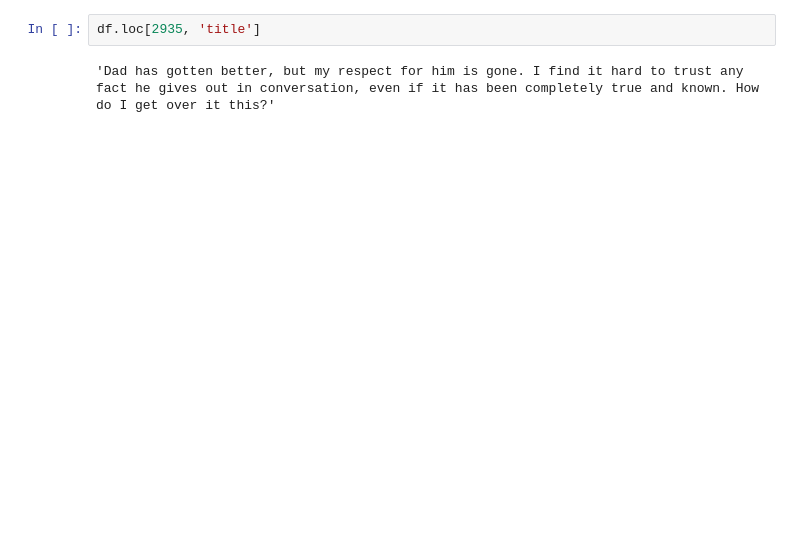
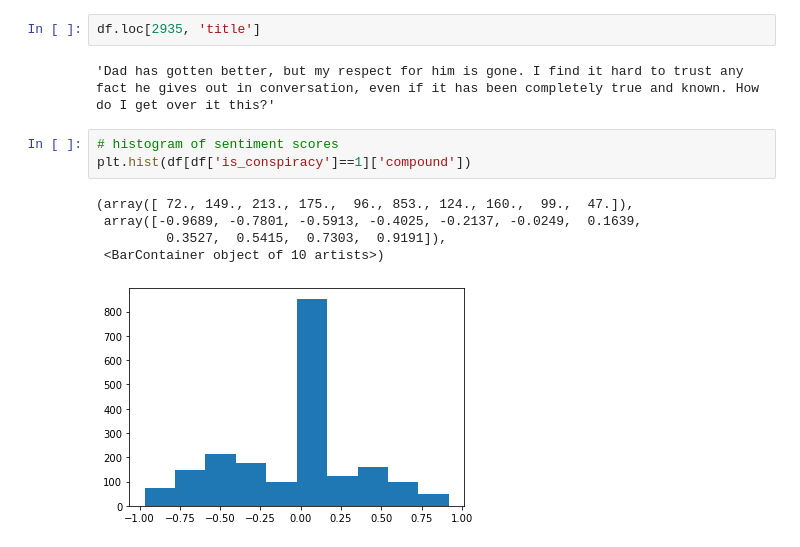
Before and after one commit to mduff12/mduff12, a Jupyter notebook: projects/project3/project_3-master/02 EDA.ipynb, the cells around one changed output. Drawn from its saved outputs; the diff is of its cells as text; blank space fills up the shorter version.

```diff
--- a/projects/project3/project_3-master/02 EDA.ipynb
+++ b/projects/project3/project_3-master/02 EDA.ipynb
@@ -341,3 +341,12 @@ df.sort_values(by='compound', ascending=False).head(15)
 df.loc[2935, 'title']
 # %% [output]
 'Dad has gotten better, but my respect for him is gone. I find it hard to trust any fact he gives out in conversation, even if it has been completely true and known. How do I get over it this?'
+# %%
+# histogram of sentiment scores
+plt.hist(df[df['is_conspiracy']==1]['compound'])
+# %% [output]
+(array([ 72., 149., 213., 175.,  96., 853., 124., 160.,  99.,  47.]),
+ array([-0.9689, -0.7801, -0.5913, -0.4025, -0.2137, -0.0249,  0.1639,
+         0.3527,  0.5415,  0.7303,  0.9191]),
+ <BarContainer object of 10 artists>)
+[figure, added]
```
Also changed, not shown: parts of 1 cell of this notebook, 4 other files.
